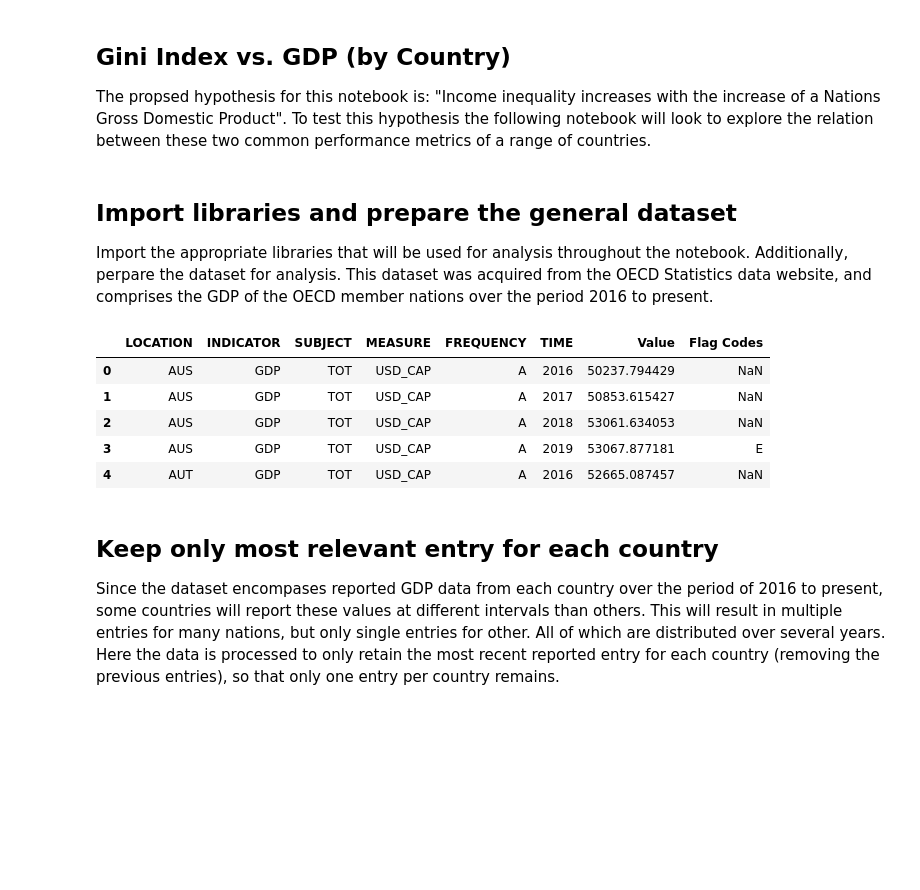
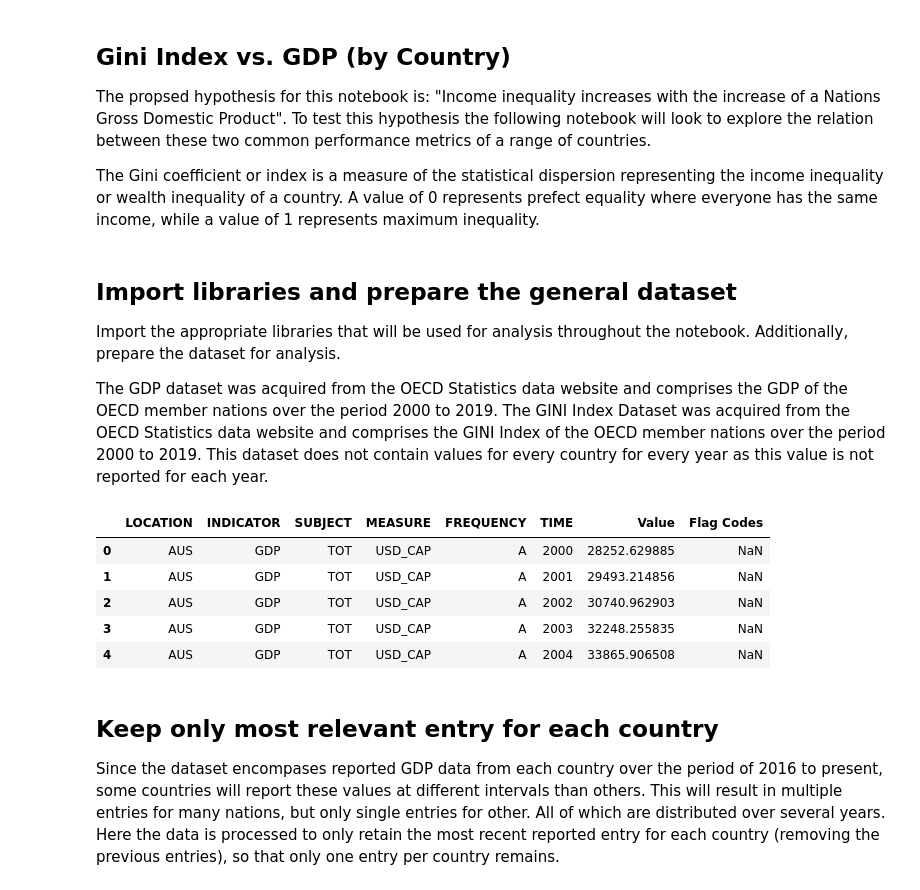
Before and after one commit to bradenbale/SYSC4906-Project, a Jupyter notebook: GiniIndex_GDP.ipynb, the cells around one changed output. Saved outputs shown, nothing was run; the diff lists cells and outputs as text; code cells hidden in the pictures; blank space fills up the shorter version.

```diff
--- a/GiniIndex_GDP.ipynb
+++ b/GiniIndex_GDP.ipynb
@@ -2,29 +2,33 @@
 ## Gini Index vs. GDP (by Country)
 The propsed hypothesis for this notebook is: "Income inequality increases with the increase of a Nations Gross Domestic Product".
 To test this hypothesis the following notebook will look to explore the relation between these two common performance metrics of a range of countries.
+
+The Gini coefficient or index is a measure of the statistical dispersion representing the income inequality or wealth inequality of a country. A value of 0 represents prefect equality where everyone has the same income, while a value of 1 represents maximum inequality.
 # %% [markdown]
 ## Import libraries and prepare the general dataset
-Import the appropriate libraries that will be used for analysis throughout the notebook. Additionally, perpare the dataset for analysis. This dataset was acquired from the OECD Statistics data website, and comprises the GDP of the OECD member nations over the period 2016 to present.
+Import the appropriate libraries that will be used for analysis throughout the notebook. Additionally, prepare the dataset for analysis.
+
+The GDP dataset was acquired from the OECD Statistics data website and comprises the GDP of the OECD member nations over the period 2000 to 2019. The GINI Index Dataset was acquired from the OECD Statistics data website and comprises the GINI Index of the OECD member nations over the period 2000 to 2019. This dataset does not contain values for every country for every year as this value is not reported for each year.
 # %%
 # Initial imports
 import pandas as pd
 import matplotlib.pyplot as plt
 import plotly.express as px
 
 # Load current .csv dataset for GDP data
-gdpData = "datasets/GDP_2016_2020.csv"
+gdpData = "datasets/GDP_Selected_2000_2020_OECD.csv"
 
 # columns = {'Country','Metric', 'Subject','Measure', 'Frequency','Year', 'Value', 'Flag'}
 rawGdp_df = pd.read_csv(gdpData)
 
 rawGdp_df.head()
 # %% [output]
 |  | LOCATION | INDICATOR | SUBJECT | MEASURE | FREQUENCY | TIME | Value | Flag Codes |
-| 0 | AUS | GDP | TOT | USD_CAP | A | 2016 | 50237.794429 | NaN |
-| 1 | AUS | GDP | TOT | USD_CAP | A | 2017 | 50853.615427 | NaN |
-| 2 | AUS | GDP | TOT | USD_CAP | A | 2018 | 53061.634053 | NaN |
-| 3 | AUS | GDP | TOT | USD_CAP | A | 2019 | 53067.877181 | E |
-| 4 | AUT | GDP | TOT | USD_CAP | A | 2016 | 52665.087457 | NaN |
+| 0 | AUS | GDP | TOT | USD_CAP | A | 2000 | 28252.629885 | NaN |
+| 1 | AUS | GDP | TOT | USD_CAP | A | 2001 | 29493.214856 | NaN |
+| 2 | AUS | GDP | TOT | USD_CAP | A | 2002 | 30740.962903 | NaN |
+| 3 | AUS | GDP | TOT | USD_CAP | A | 2003 | 32248.255835 | NaN |
+| 4 | AUS | GDP | TOT | USD_CAP | A | 2004 | 33865.906508 | NaN |
 # %% [markdown]
 ## Keep only most relevant entry for each country
 Since the dataset encompases reported GDP data from each country over the period of 2016 to present, some countries will report these values at different intervals than others. This will result in multiple entries for many nations, but only single entries for other. All of which are distributed over several years. Here the data is processed to only retain the most recent reported entry for each country (removing the previous entries), so that only one entry per country remains.
```
Also changed, not shown: parts of 7 cells of this notebook.
